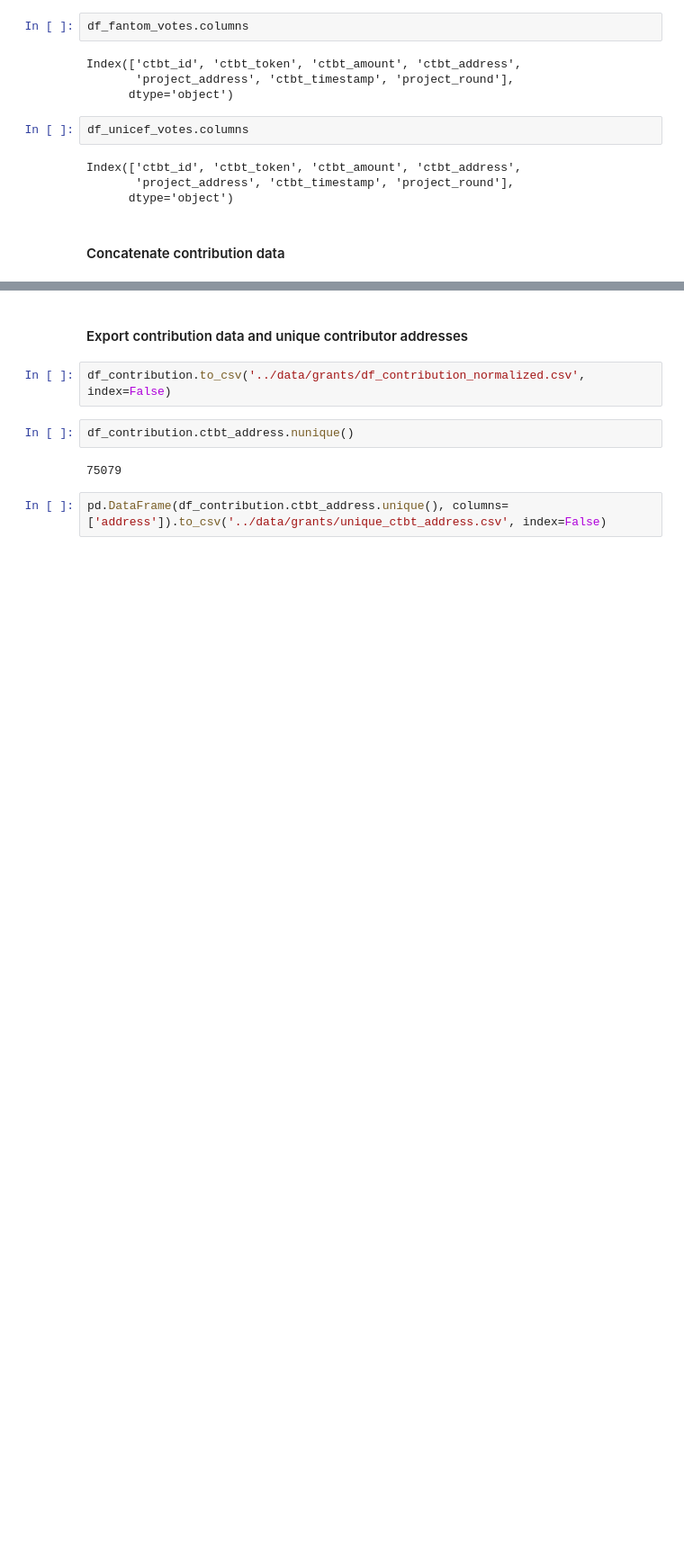
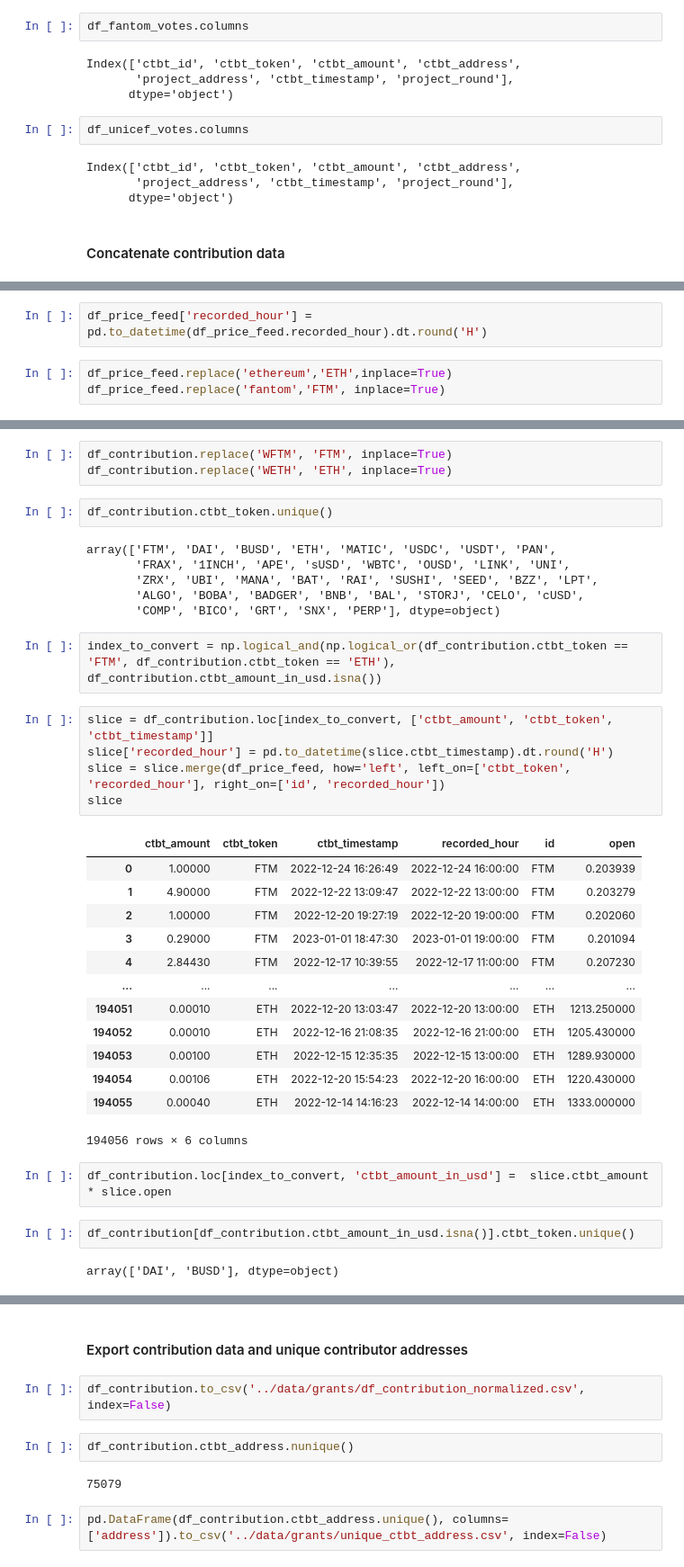
Before and after one commit to poupou-web3/sybil-scorer, a Jupyter notebook: jupyter/normalize_contribution_data.ipynb, the cells around one changed output, grey strips where cells are left out. Shown at 90% size. Drawn from its saved outputs; the diff is of its cells as text; blank space fills up the shorter version.

Commit message:
finish cleaning contribution and application dataset

```diff
--- a/jupyter/normalize_contribution_data.ipynb
+++ b/jupyter/normalize_contribution_data.ipynb
@@ -301,0 +317,5 @@ df_contribution.head(2)
+# %%
+df_price_feed['recorded_hour'] = pd.to_datetime(df_price_feed.recorded_hour).dt.round('H')
+# %%
+df_price_feed.replace('ethereum','ETH',inplace=True)
+df_price_feed.replace('fantom','FTM', inplace=True)
@@ -301,0 +330,38 @@ df_contribution.head(2)
+# %%
+df_contribution.replace('WFTM', 'FTM', inplace=True)
+df_contribution.replace('WETH', 'ETH', inplace=True)
+# %%
+df_contribution.ctbt_token.unique()
+# %% [output]
+array(['FTM', 'DAI', 'BUSD', 'ETH', 'MATIC', 'USDC', 'USDT', 'PAN',
+       'FRAX', '1INCH', 'APE', 'sUSD', 'WBTC', 'OUSD', 'LINK', 'UNI',
+       'ZRX', 'UBI', 'MANA', 'BAT', 'RAI', 'SUSHI', 'SEED', 'BZZ', 'LPT',
+       'ALGO', 'BOBA', 'BADGER', 'BNB', 'BAL', 'STORJ', 'CELO', 'cUSD',
+       'COMP', 'BICO', 'GRT', 'SNX', 'PERP'], dtype=object)
+# %%
+index_to_convert = np.logical_and(np.logical_or(df_contribution.ctbt_token == 'FTM', df_contribution.ctbt_token == 'ETH'), df_contribution.ctbt_amount_in_usd.isna())
+# %%
+slice = df_contribution.loc[index_to_convert, ['ctbt_amount', 'ctbt_token', 'ctbt_timestamp']]
+slice['recorded_hour'] = pd.to_datetime(slice.ctbt_timestamp).dt.round('H')
+slice = slice.merge(df_price_feed, how='left', left_on=['ctbt_token', 'recorded_hour'], right_on=['id', 'recorded_hour'])
+slice
+# %% [output]
+|  | ctbt_amount | ctbt_token | ctbt_timestamp | recorded_hour | id | open |
+| 0 | 1.00000 | FTM | 2022-12-24 16:26:49 | 2022-12-24 16:00:00 | FTM | 0.203939 |
+| 1 | 4.90000 | FTM | 2022-12-22 13:09:47 | 2022-12-22 13:00:00 | FTM | 0.203279 |
+| 2 | 1.00000 | FTM | 2022-12-20 19:27:19 | 2022-12-20 19:00:00 | FTM | 0.202060 |
+| 3 | 0.29000 | FTM | 2023-01-01 18:47:30 | 2023-01-01 19:00:00 | FTM | 0.201094 |
+| 4 | 2.84430 | FTM | 2022-12-17 10:39:55 | 2022-12-17 11:00:00 | FTM | 0.207230 |
+| ... | ... | ... | ... | ... | ... | ... |
+| 194051 | 0.00010 | ETH | 2022-12-20 13:03:47 | 2022-12-20 13:00:00 | ETH | 1213.250000 |
+| 194052 | 0.00010 | ETH | 2022-12-16 21:08:35 | 2022-12-16 21:00:00 | ETH | 1205.430000 |
+| 194053 | 0.00100 | ETH | 2022-12-15 12:35:35 | 2022-12-15 13:00:00 | ETH | 1289.930000 |
+| 194054 | 0.00106 | ETH | 2022-12-20 15:54:23 | 2022-12-20 16:00:00 | ETH | 1220.430000 |
+| 194055 | 0.00040 | ETH | 2022-12-14 14:16:23 | 2022-12-14 14:00:00 | ETH | 1333.000000 |
+194056 rows × 6 columns
+# %%
+df_contribution.loc[index_to_convert, 'ctbt_amount_in_usd'] =  slice.ctbt_amount * slice.open
+# %%
+df_contribution[df_contribution.ctbt_amount_in_usd.isna()].ctbt_token.unique()
+# %% [output]
+array(['DAI', 'BUSD'], dtype=object)
```
Also changed, not shown: parts of 11 cells of this notebook.
